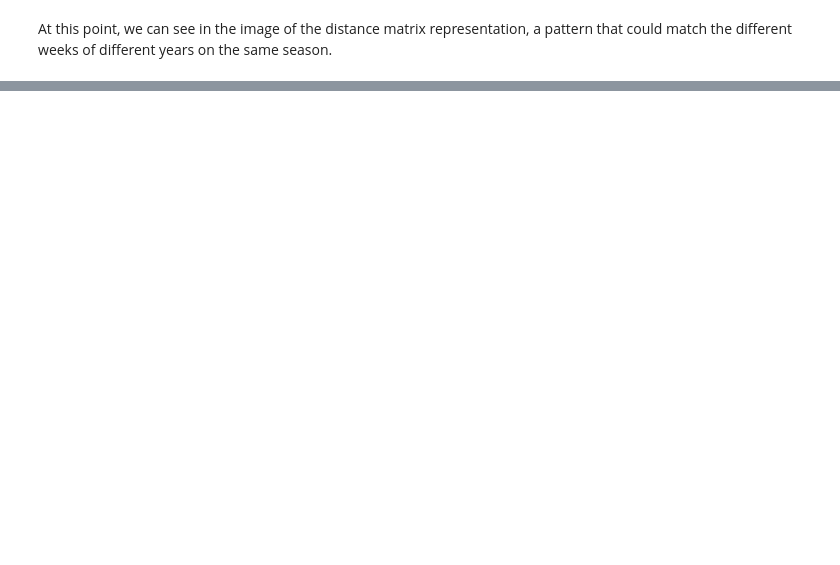
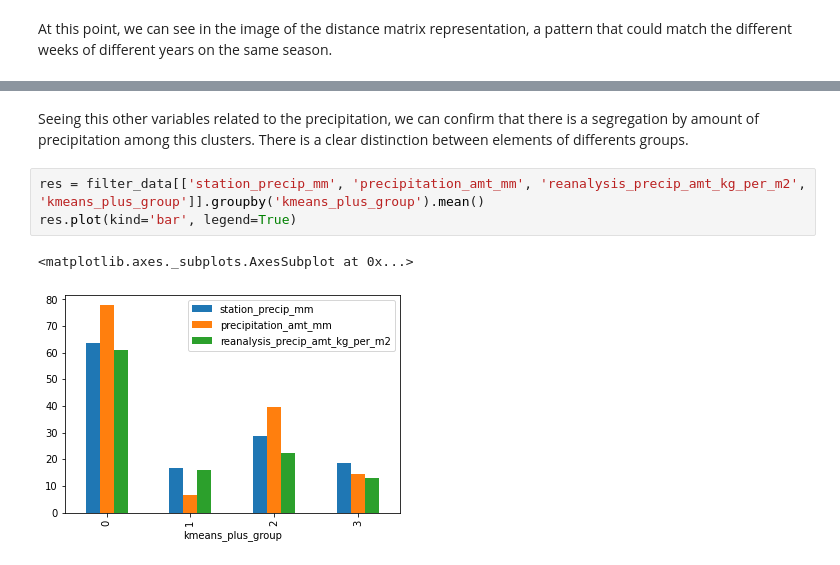
Before and after one commit to raulbs7/Machine-Learning-Techniques-Project, a Jupyter notebook: Milestone1.ipynb, the cells around one changed output, grey strips where cells are left out. Cells and saved outputs as stored; diff of their text form; blank space fills up the shorter version.

```diff
--- a/Milestone1.ipynb
+++ b/Milestone1.ipynb
@@ -343,0 +605,8 @@ At this point, we can see in the image of the distance matrix representation, a
+# %% [markdown]
+Seeing this other variables related to the precipitation, we can confirm that there is a segregation by amount of precipitation among this clusters. There is a clear distinction between elements of differents groups.
+# %%
+res = filter_data[['station_precip_mm', 'precipitation_amt_mm', 'reanalysis_precip_amt_kg_per_m2', 'kmeans_plus_group']].groupby('kmeans_plus_group').mean()
+res.plot(kind='bar', legend=True)
+# %% [output]
+<matplotlib.axes._subplots.AxesSubplot at 0x...>
+[figure, added]
```
Also changed, not shown: parts of 48 cells of this notebook.
